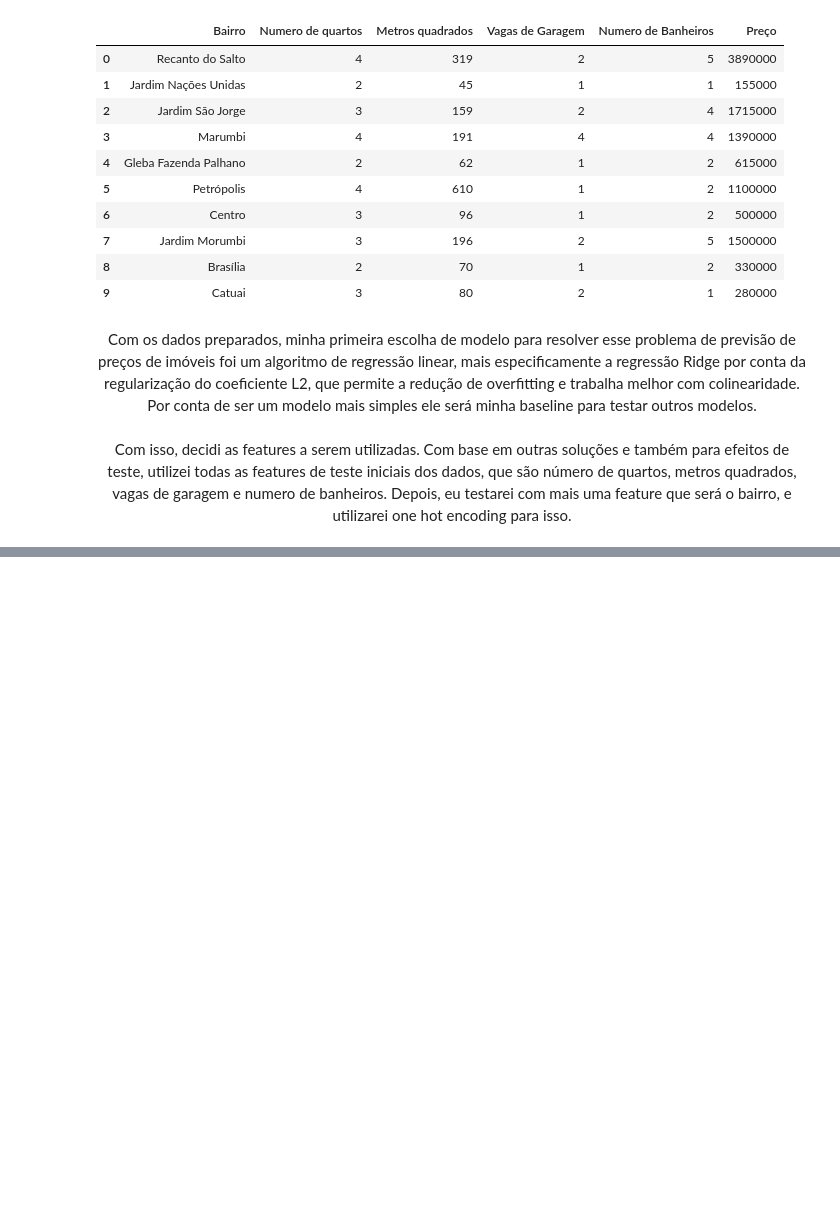
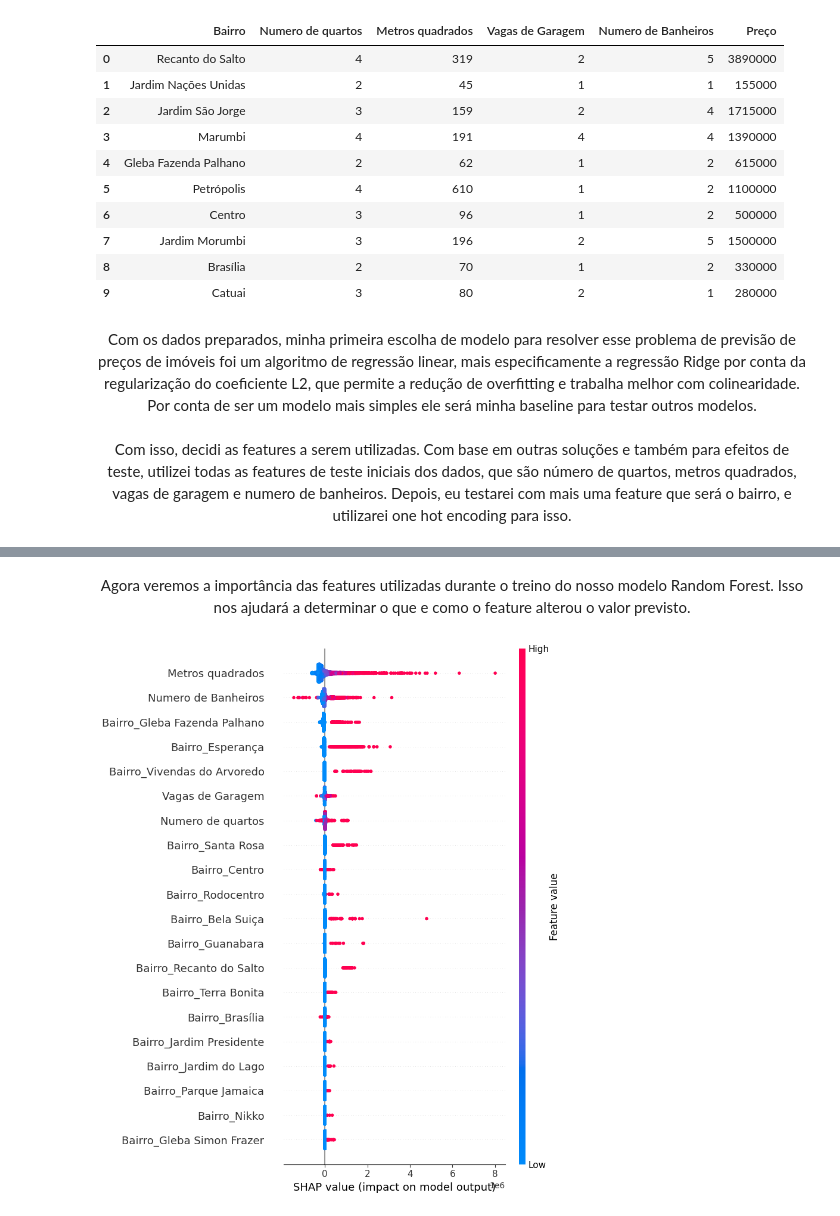
Before and after one commit to ZaniAndrei/Real-Estate-Price-Prediction-in-Londrina, a Jupyter notebook: modelTraining.ipynb, the cells around one changed output, grey strips where cells are left out. Saved outputs shown, nothing was run; the diff lists cells and outputs as text; code cells hidden in the pictures; blank space fills up the shorter version.

Commit message:
Mudanças no treinamento do modelo

```diff
--- a/modelTraining.ipynb
+++ b/modelTraining.ipynb
@@ -420,0 +188,16 @@ bela_suica_view_new[:50]
+# %%
+start = process_time()
+clf_random_forest_ohe.fit(X_train_ohe, y_train_ohe)
+end = process_time()
+
+y_preds_rf_ohe = clf_random_forest_ohe.predict(X_test_ohe)
+
+r2_score_rf_ohe = r2_score(y_test_ohe, y_preds_rf_ohe)
+mae_score_rf_ohe = mean_absolute_error(y_test_ohe, y_preds_rf_ohe)
+mse_score_rf_ohe = mean_squared_error(y_test_ohe, y_preds_rf_ohe)
+
+
+print(f"R2 score Random Forest: {r2_score_rf_ohe}")
+print(f"MAE score Random Forest: {mae_score_rf_ohe}")
+print(f"MSE score Random Forest: {mse_score_rf_ohe}")
+print(f"Com tempo de {end - start} segundos")
@@ -420,0 +211,11 @@ bela_suica_view_new[:50]
+# %%
+param_grid_rf_ohe = {
+    'n_estimators': [100, 200, 300],
+    'max_depth': [10, 20, 30],
+    'min_samples_split': [2, 5, 10],
+}
+
+start = process_time()
+grid_search_ohe = GridSearchCV(clf_random_forest_ohe, param_grid_rf_ohe, cv=5, verbose = 2, n_jobs=-1)
+grid_search_ohe.fit(X_train_ohe, y_train_ohe)
+end = process_time()
@@ -420,0 +309,11 @@ bela_suica_view_new[:50]
+# %% [markdown]
+<p style="text-align: center;">Agora veremos a importância das features utilizadas durante o treino do nosso modelo Random Forest. Isso nos ajudará a determinar o que e como o feature alterou o valor previsto. </p>
+# %%
+import shap
+
+explainer = shap.Explainer(clf_random_forest_ohe, X_train_ohe)
+shap_values = explainer(X_test_ohe)
+
+shap.summary_plot(shap_values, X_test_ohe)
+# %% [output]
+[figure, added]
```
Also changed, not shown: parts of 46 cells of this notebook, 1 other file.
